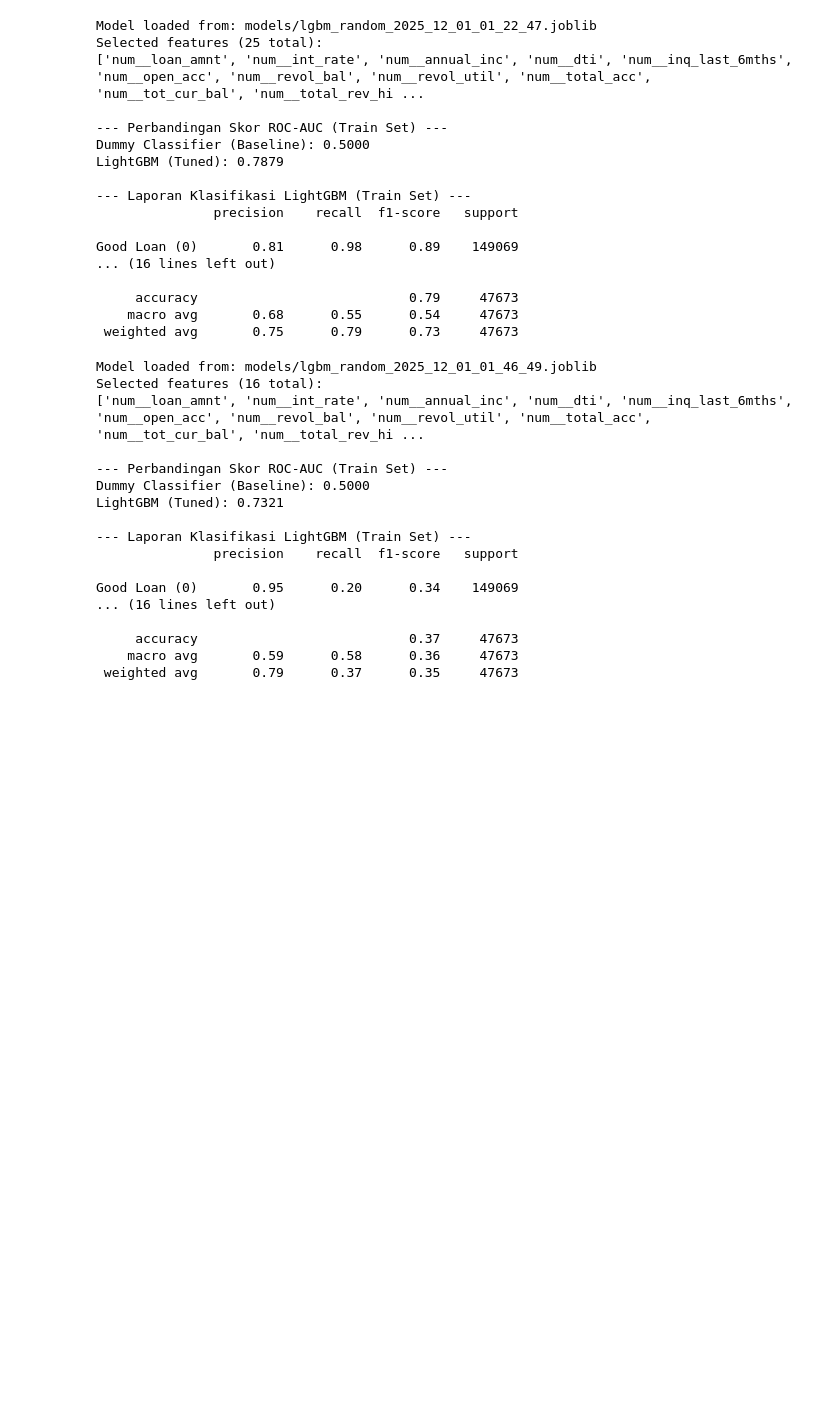
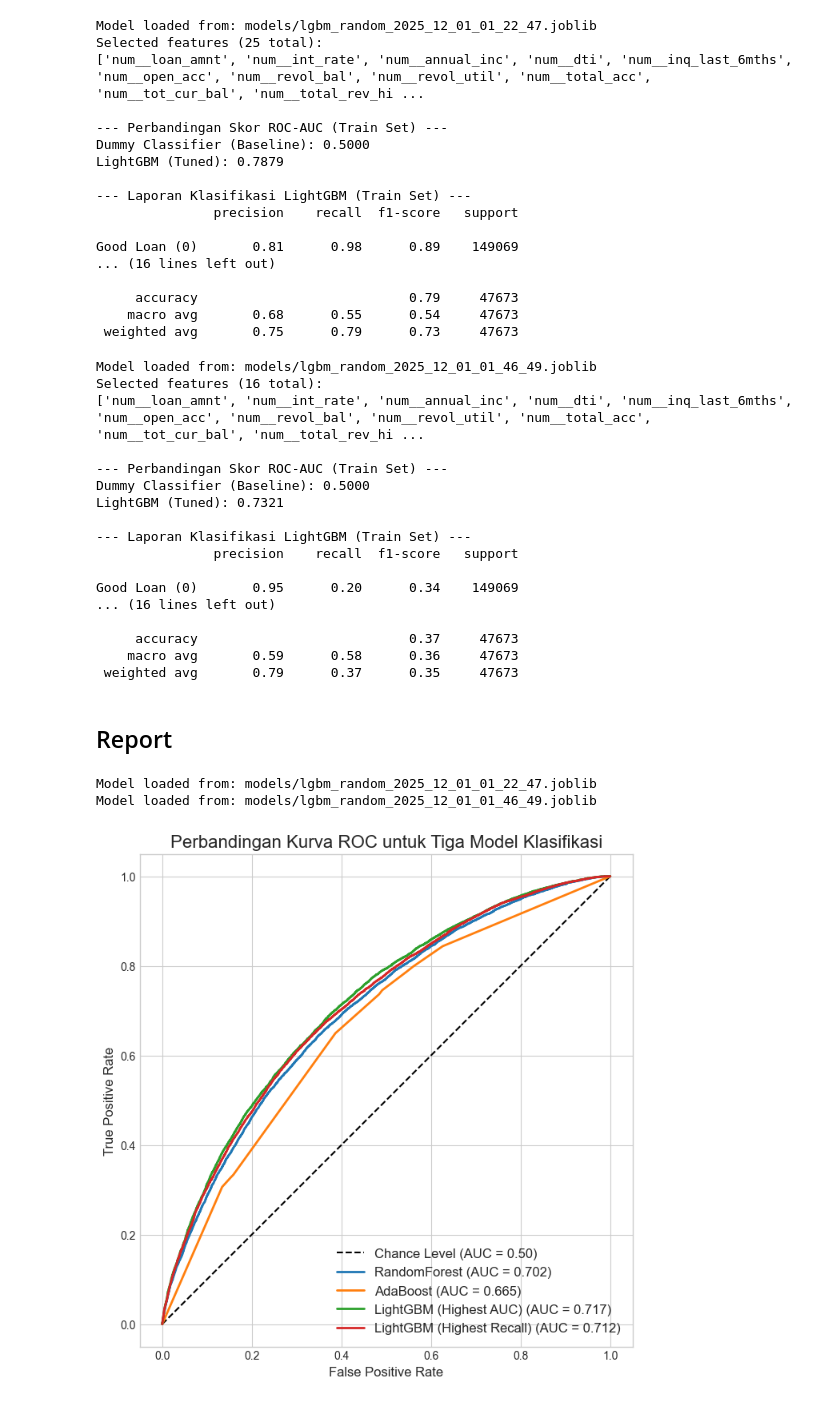
Before and after one commit to rbennum/rakamin_idxpartners_ds_project, a Jupyter notebook: notebooks/03_modeling.ipynb, the cells around one changed output. Saved outputs shown, nothing was run; the diff lists cells and outputs as text; code cells hidden in the pictures; blank space fills up the shorter version.

Commit message:
feat: add easy report

```diff
--- a/notebooks/03_modeling.ipynb
+++ b/notebooks/03_modeling.ipynb
@@ -246,3 +246,46 @@ Good Loan (0)       0.95      0.20      0.34    149069
      accuracy                           0.37     47673
     macro avg       0.59      0.58      0.36     47673
  weighted avg       0.79      0.37      0.35     47673
+# %% [markdown]
+## Report
+# %%
+import matplotlib.pyplot as plt
+import seaborn as sns
+
+from sklearn.metrics import roc_curve, auc
+
+lgbm_highest_auc = utils.load_model('models/lgbm_random_2025_12_01_01_22_47.joblib')
+lgbm_highest_recall = utils.load_model('models/lgbm_random_2025_12_01_01_46_49.joblib')
+
+models = {
+    "RandomForest": latest_rf_grid,
+    "AdaBoost": latest_adb_grid,
+    "LightGBM (Highest AUC)": lgbm_highest_auc,
+    "LightGBM (Highest Recall)": lgbm_highest_recall
+}
+results = {}
+
+for model_name, model in models.items():
+    y_pred_proba = model.predict_proba(X_test)[:, 1]
+    results[model_name] = y_pred_proba
+
+plt.style.use('seaborn-v0_8-whitegrid')
+fig, ax = plt.subplots(figsize=(10, 8))
+ax.plot([0, 1], [0, 1], 'k--', label='Chance Level (AUC = 0.50)')
+
+for model_name, y_pred_proba in results.items():
+    fpr, tpr, _ = roc_curve(y_test, y_pred_proba)
+    roc_auc = auc(fpr, tpr)
+    ax.plot(fpr, tpr, label=f'{model_name} (AUC = {roc_auc:.3f})', lw=2)
+
+# Atur tampilan plot
+ax.set_xlabel('False Positive Rate', fontsize=12)
+ax.set_ylabel('True Positive Rate', fontsize=12)
+ax.set_title('Perbandingan Kurva ROC untuk Tiga Model Klasifikasi', fontsize=16)
+ax.legend(loc='lower right', fontsize=12)
+ax.set_aspect('equal', 'box')
+plt.show()
+# %% [output]
+Model loaded from: models/lgbm_random_2025_12_01_01_22_47.joblib
+Model loaded from: models/lgbm_random_2025_12_01_01_46_49.joblib
+[figure, added]
```
Also changed, not shown: parts of 1 cell of this notebook, 3 other files.
